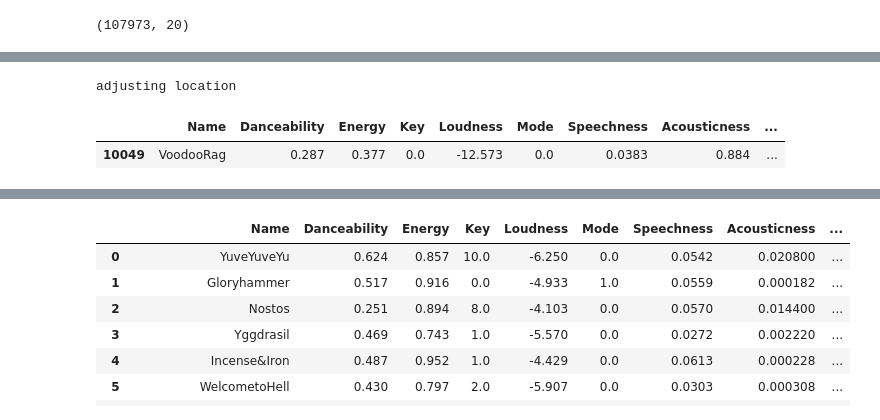
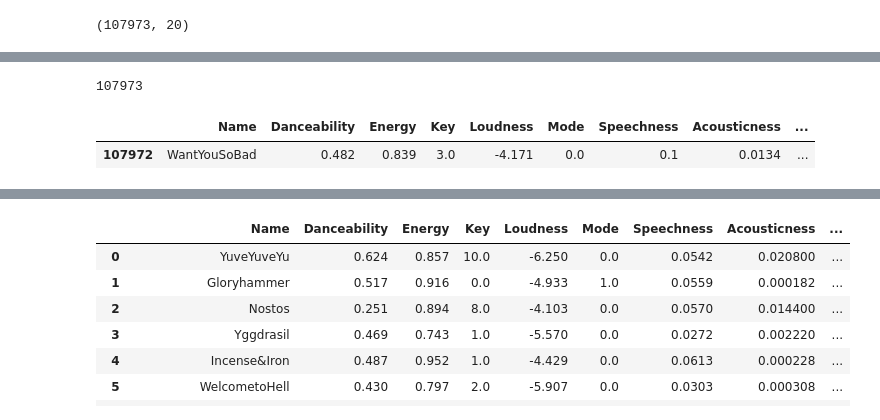
Before and after one commit to QED0711/spotify-predictive-analysis, a Jupyter notebook: data_retrieval/qd_072619_spotipy.ipynb, the cells around one changed output, grey strips where cells are left out. Saved outputs shown, nothing was run; the diff lists cells and outputs as text; code cells hidden in the pictures.

Commit message:
fetched all api data

```diff
--- a/exploration/qd_072619_spotipy.ipynb
+++ b/data_retrieval/qd_072619_spotipy.ipynb
@@ -167,11 +169,13 @@ array([   0,   50,  100,  150,  200,  250,  300,  350,  400,  450,  500,
 # %%
 parser = SpotifyAPIParser("../data/api_calls/", "track_data.csv")
-parser.get_track_info(data, spotify, index_range=np.arange(0, 20_000, 50))
+parser.get_track_info(data, spotify, index_range=np.arange(100_000, 107_973, 50), final_file_index=10)
-# %% [output]
-adjusting location
+# %%
+data.shape[0]
+# %% [output]
+107973
 # %%
-data[data.ID == "5fKitjmfucWNCOZzyk8y6j"]
+data[data.ID == "6XoNBGHoWlqMtSTob5heto"]
 # %% [output]
 |  | Name | Danceability | Energy | Key | Loudness | Mode | Speechness | Acousticness | ... |
-| 10049 | VoodooRag | 0.287 | 0.377 | 0.0 | -12.573 | 0.0 | 0.0383 | 0.884 | ... |
+| 107972 | WantYouSoBad | 0.482 | 0.839 | 3.0 | -4.171 | 0.0 | 0.1 | 0.0134 | ... |
 # %%
```
Also changed, not shown: parts of 3 cells of this notebook, 11 other files.
